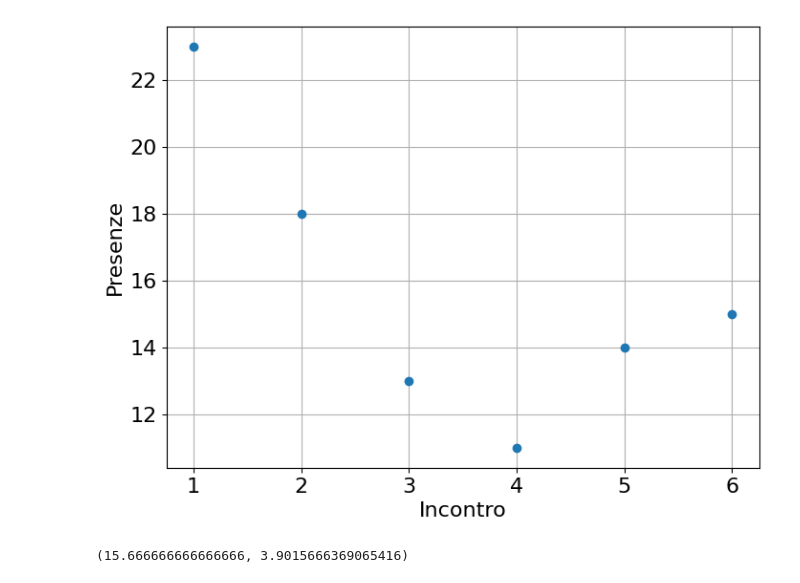
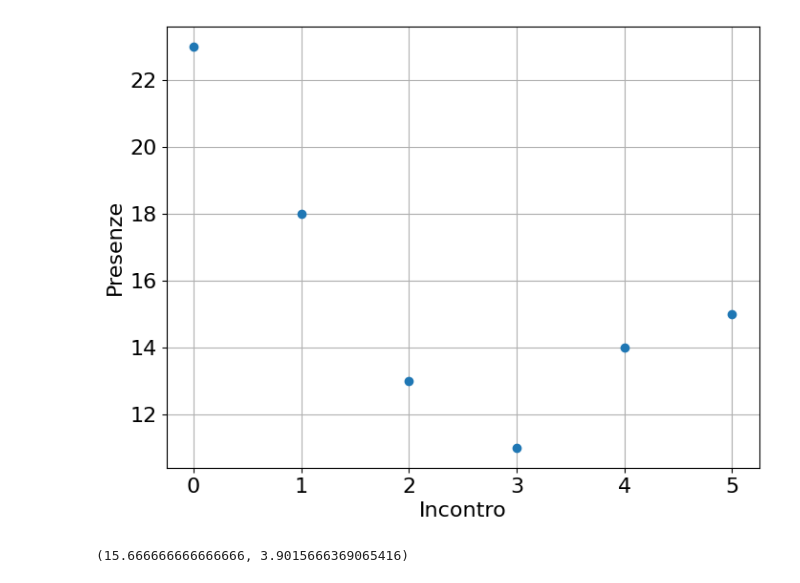
Before and after one commit to cerasole/EnvironmentalRadioactivity, a Jupyter notebook: Notebooks/Presenze.ipynb, the cells around one changed output. Cells and saved outputs as stored; diff of their text form; code cells hidden in the pictures.

```diff
--- a/Notebooks/Presenze.ipynb
+++ b/Notebooks/Presenze.ipynb
@@ -22,22 +26,24 @@ Cominciamo con importare le librerie necessarie, inserire i dati e fare un primo
 # %%
 # Importiamo le librerie necessarie
 import numpy as np
 import matplotlib.pyplot as plt
+from matplotlib.colors import LogNorm
+from mpl_toolkits.mplot3d import Axes3D
 plt.rc("font", size = 16)
 
 # Definiamo i dati
 presenze = np.array([23, 18, 13, 11, 14, 15])
-incontri = np.arange(1, len(presenze)+1)
+incontri = np.arange(0, len(presenze))
 
 # Plot
 fig, ax = plt.subplots(figsize = (8, 6))
 ax.errorbar(incontri, presenze, ls = "None", marker = "o", markersize = 6, capsize = 3)
 ax.set_xlabel("Incontro")
 ax.set_ylabel("Presenze")
 ax.set_xticks(incontri.astype("int"))
 ax.grid()
 # %% [output]
-[figure, old version]
+[figure, new version]
 # %%
 np.mean(presenze), np.std(presenze)
 # %% [output]
```
Also changed, not shown: parts of 24 cells of this notebook.
